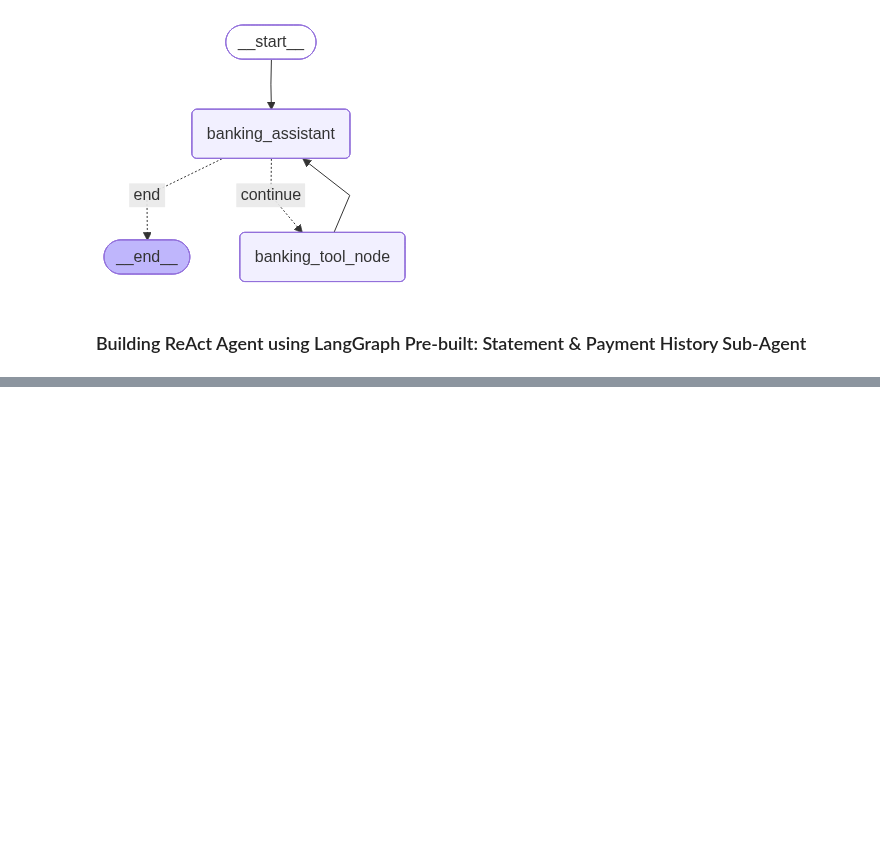
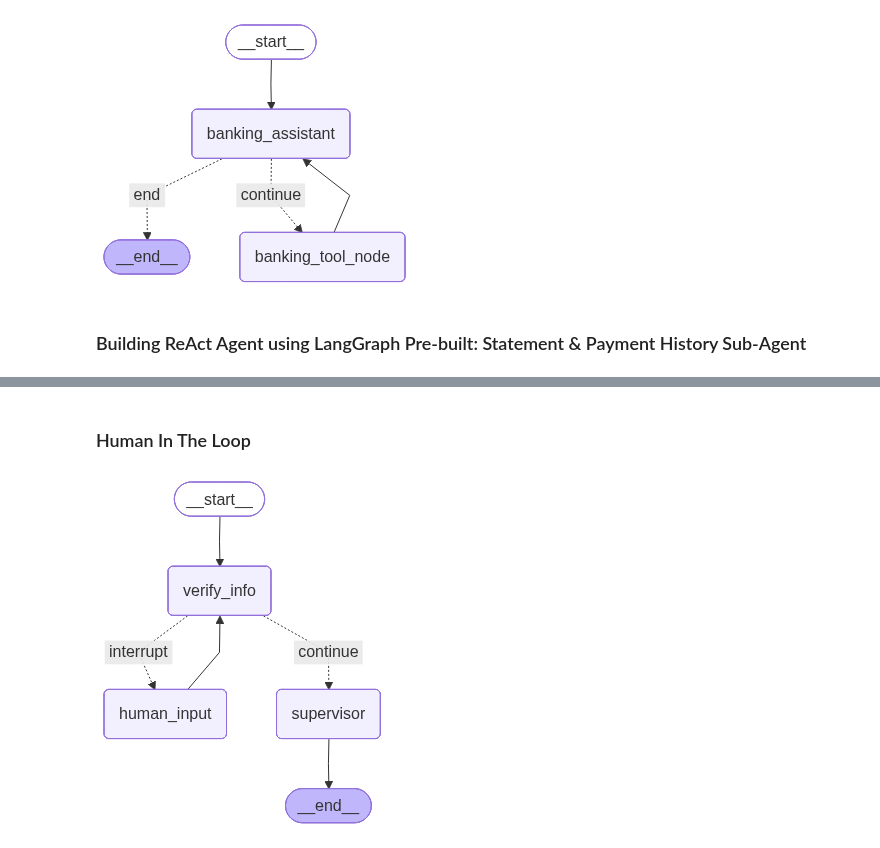
Before and after one commit to Hamzakhan001/MultiAgent-AI-System, a Jupyter notebook: agents.ipynb, the cells around one changed output, grey strips where cells are left out. Saved outputs shown, nothing was run; the diff lists cells and outputs as text; code cells hidden in the pictures; blank space fills up the shorter version.

```diff
--- a/agents.ipynb
+++ b/agents.ipynb
@@ -371,0 +508,2 @@ BadRequestError: Error code: 400 - {'error': {'message': 'invalid model ID', 'ty
+# %% [markdown]
+### Human In The Loop
@@ -371,0 +574,37 @@ BadRequestError: Error code: 400 - {'error': {'message': 'invalid model ID', 'ty
+# %%
+from langgraph.types import interrupt
+
+def human_input(state:State, config:RunnableConfig):
+    user_input = interrupt("Please provide input")
+    return {"messages":[user_input]}
+# %%
+def should_interrupt(state: State, config: RunnableConfig):
+    if state.get("customer_id") is not None:
+        return "continue"
+    else:
+        return "interrupt"
+# %%
+multi_agent_verify = StateGraph(State)
+
+multi_agent_verify.add_node("verify_info", verify_info)
+multi_agent_verify.add_node("human_input", human_input)
+multi_agent_verify.add_node("supervisor", supervisor_prebuilt)
+multi_agent_verify.add_edge(START, "verify_info")
+multi_agent_verify.add_conditional_edges(
+    "verify_info",
+    should_interrupt,
+    {
+        "continue":"supervisor",
+        "interrupt":"human_input"
+    },
+    )
+
+multi_agent_verify.add_edge("human_input","verify_info")
+multi_agent_verify.add_edge("supervisor", END)
+
+
+multi_agent_verify_graph = multi_agent_verify.compile(name="multi_agent_verify", checkpointer=checkpointer, store=in_memory_store)
+
+show_graph(multi_agent_verify_graph)
+# %% [output]
+[figure, added]
```
Also changed, not shown: parts of 26 cells of this notebook, 2 other files.
